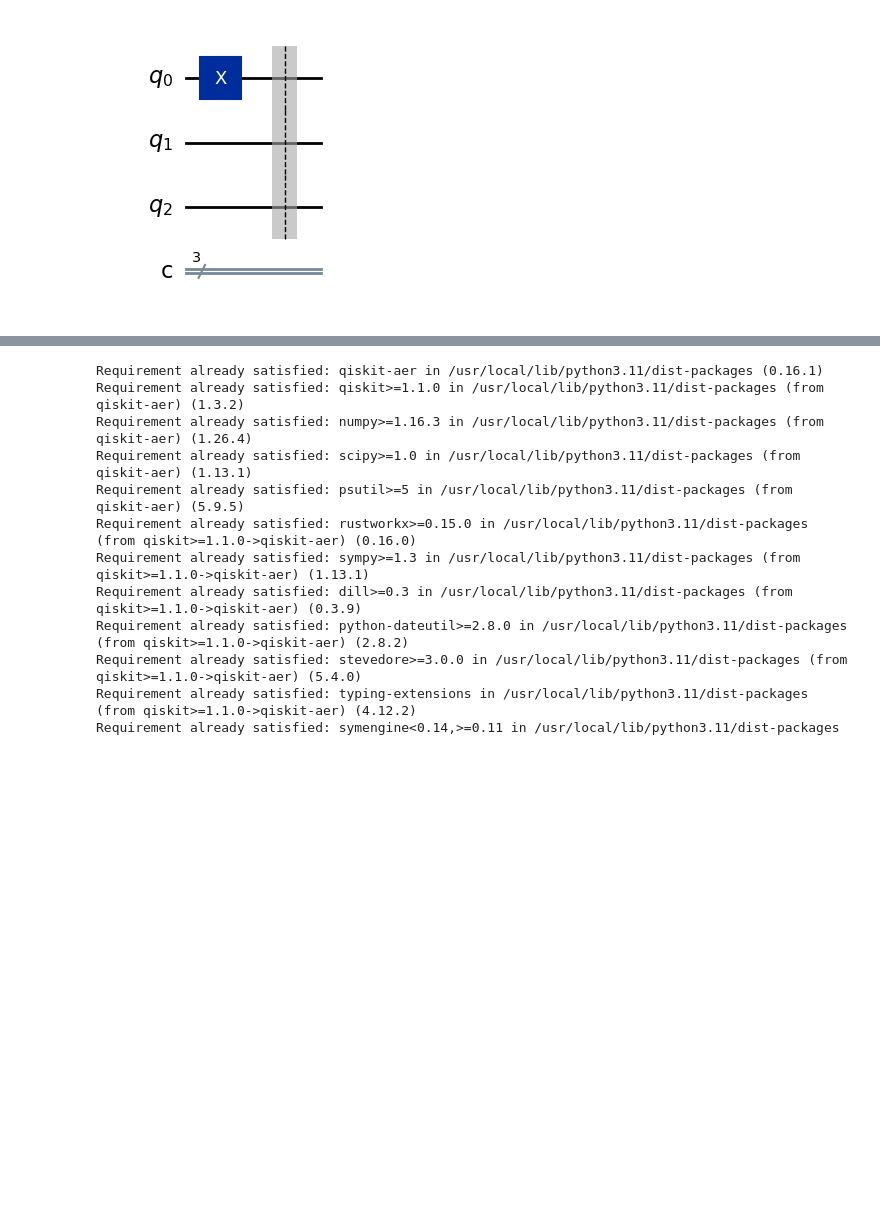
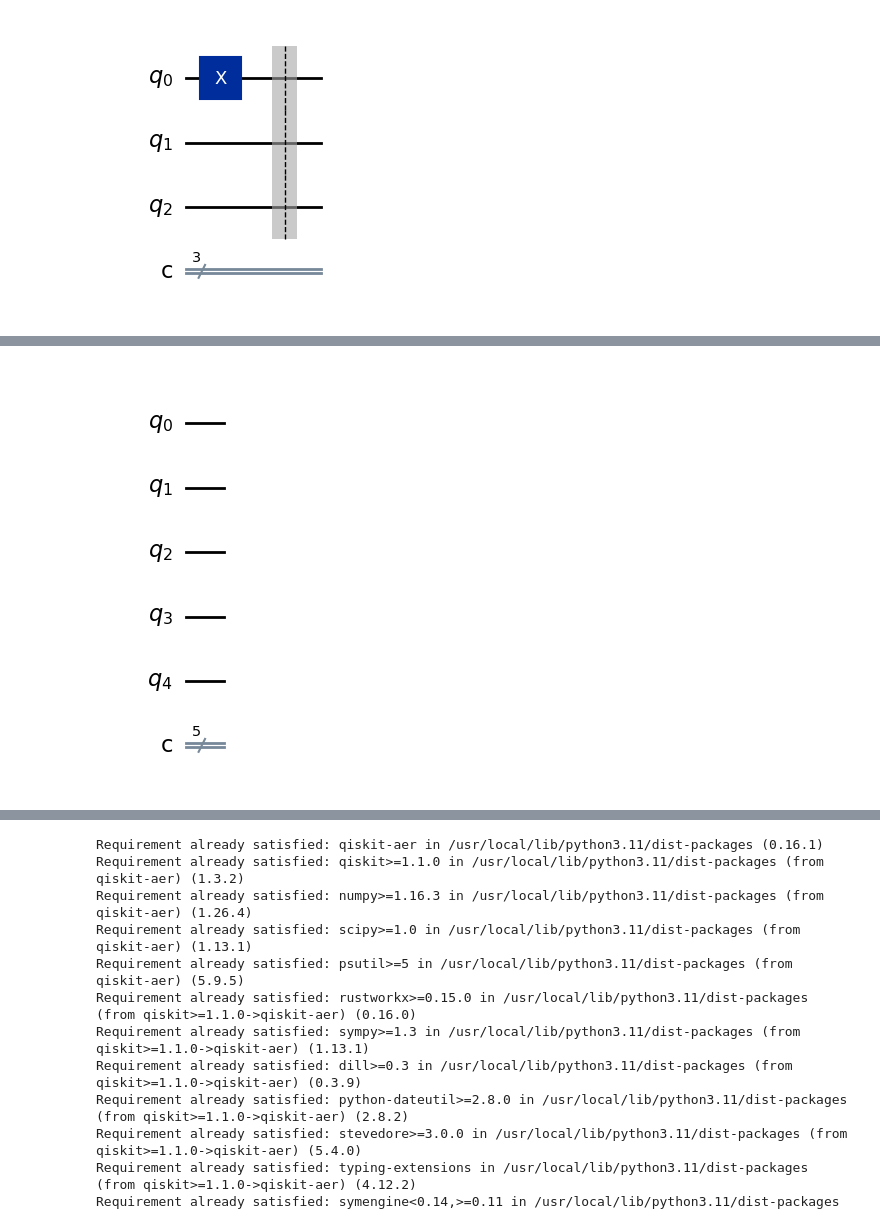
Before and after one commit to ajit-ai/QuantumComputing, a Jupyter notebook: QisKit_BaseCircuit.ipynb, the cells around one changed output, grey strips where cells are left out. Saved outputs shown, nothing was run; the diff lists cells and outputs as text; code cells hidden in the pictures; blank space fills up the shorter version.

```diff
--- a/QisKit_BaseCircuit.ipynb
+++ b/QisKit_BaseCircuit.ipynb
@@ -194,0 +283,16 @@ circuit.draw(output='mpl')
+# %%
+from qiskit import *
+from pylatexenc import *
+
+#qr = QuantumRegister(2)
+#cr = ClassicalRegister(2)
+
+#circuit = QuantumCircuit(qr, cr)
+
+crr = QuantumCircuit(5,5)
+%matplotlib inline
+
+#circuit.draw(output='mpl')
+crr.draw(output='mpl')
+# %% [output]
+[figure, added]
```
Also changed, not shown: parts of 32 cells of this notebook.
